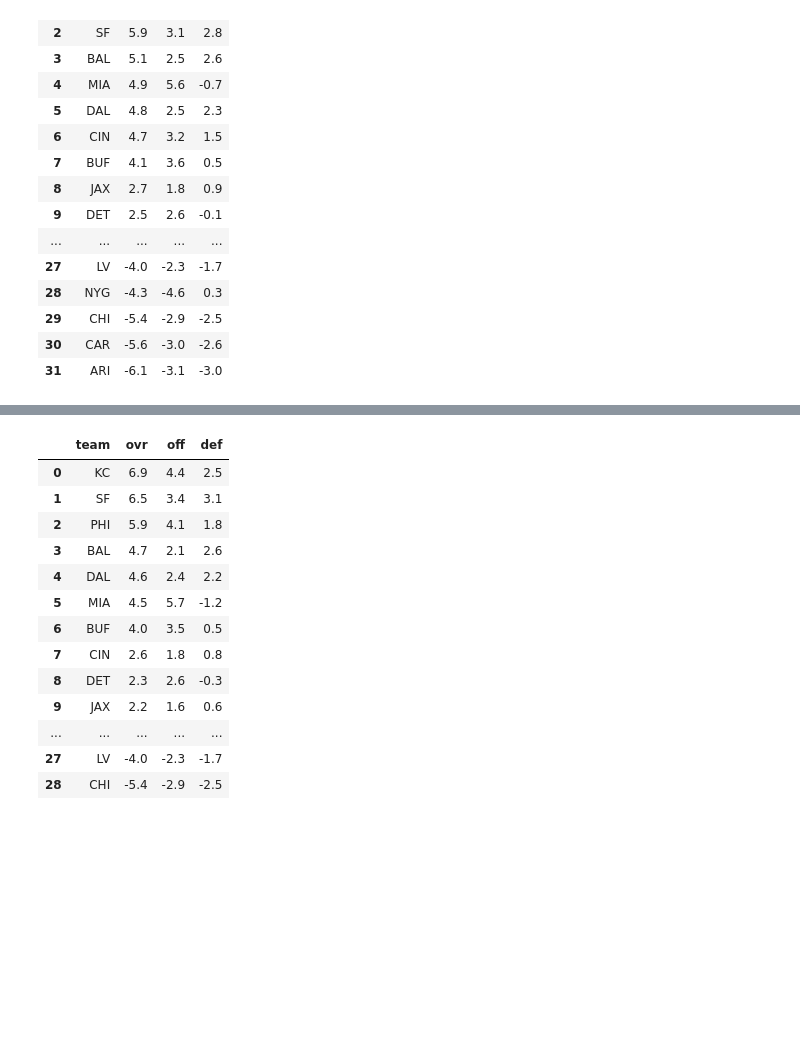
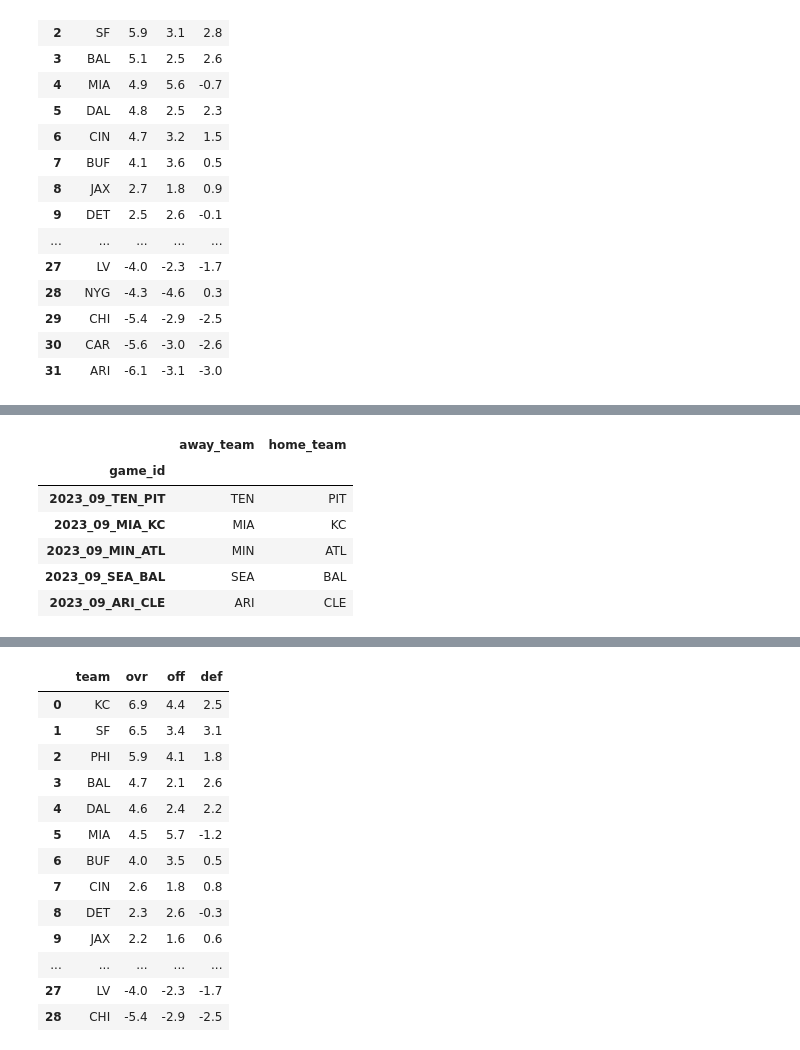
Before and after one commit to griffreichert/g-nfl, a Jupyter notebook: notebooks/guess-the-lines.ipynb, the cells around one changed output, grey strips where cells are left out. Saved outputs shown, nothing was run; the diff lists cells and outputs as text; code cells hidden in the pictures; blank space fills up the shorter version.

```diff
--- a/notebooks/guess-the-lines.ipynb
+++ b/notebooks/guess-the-lines.ipynb
@@ -36,0 +58,11 @@ power_df
+# %%
+sched = sched[sched['week']==WEEK][['game_id', 'away_team', 'home_team']].copy().set_index('game_id')
+sched.head()
+# %% [output]
+|  | away_team | home_team |
+| game_id |  |  |
+| 2023_09_TEN_PIT | TEN | PIT |
+| 2023_09_MIA_KC | MIA | KC |
+| 2023_09_MIN_ATL | MIN | ATL |
+| 2023_09_SEA_BAL | SEA | BAL |
+| 2023_09_ARI_CLE | ARI | CLE |
```
Also changed, not shown: parts of 10 cells of this notebook, 5 other files.
